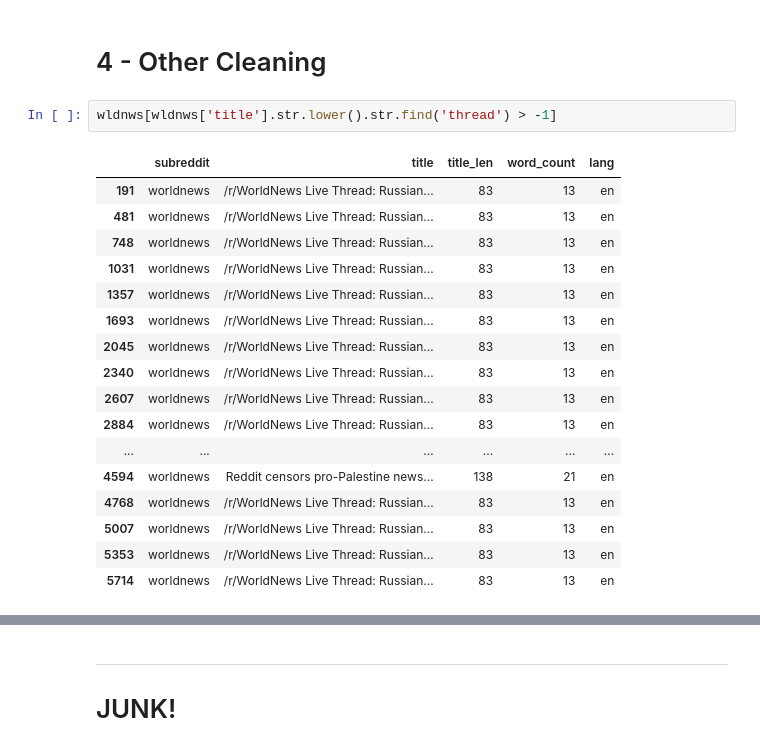
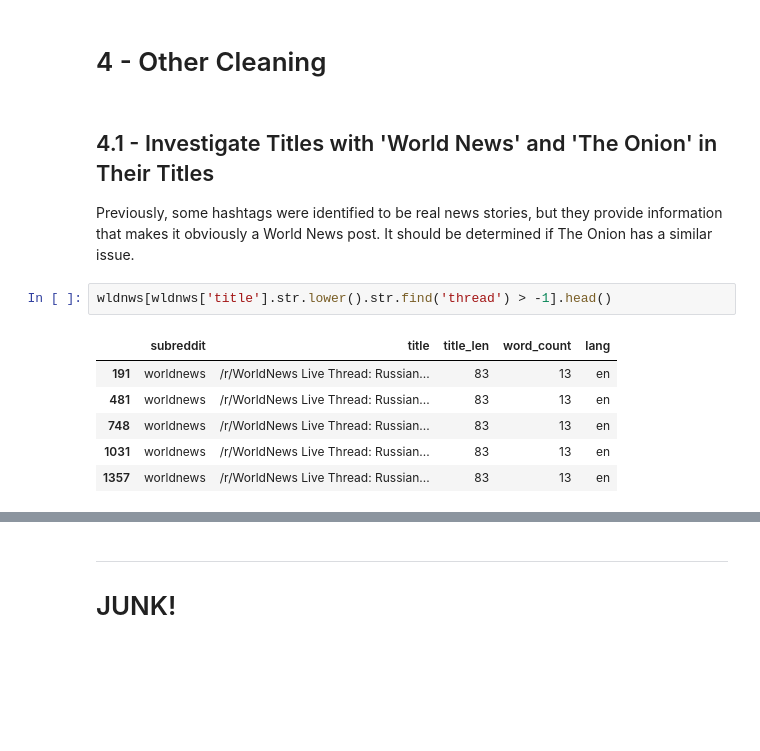
Before and after one commit to drossDS/Humor_Identification_with_NLP, a Jupyter notebook: code/2-Data_Cleaning.ipynb, the cells around one changed output, grey strips where cells are left out. Cells and saved outputs as stored; diff of their text form; blank space fills up the shorter version.

```diff
--- a/code/2-Data_Cleaning.ipynb
+++ b/code/2-Data_Cleaning.ipynb
@@ -906,23 +904,15 @@ print(wldnws.shape)
 (5080, 5)
 # %% [markdown]
 # 4 - Other Cleaning
+# %% [markdown]
+## 4.1 - Investigate Titles with 'World News' and 'The Onion' in Their Titles
+Previously, some hashtags were identified to be real news stories, but they provide information that makes it obviously a World News post.  It should be determined if The Onion has a similar issue.
 # %%
-wldnws[wldnws['title'].str.lower().str.find('thread') > -1]
+wldnws[wldnws['title'].str.lower().str.find('thread') > -1].head()
 # %% [output]
 |  | subreddit | title | title_len | word_count | lang |
 | 191 | worldnews | /r/WorldNews Live Thread: Russian... | 83 | 13 | en |
 | 481 | worldnews | /r/WorldNews Live Thread: Russian... | 83 | 13 | en |
 | 748 | worldnews | /r/WorldNews Live Thread: Russian... | 83 | 13 | en |
 | 1031 | worldnews | /r/WorldNews Live Thread: Russian... | 83 | 13 | en |
 | 1357 | worldnews | /r/WorldNews Live Thread: Russian... | 83 | 13 | en |
-| 1693 | worldnews | /r/WorldNews Live Thread: Russian... | 83 | 13 | en |
-| 2045 | worldnews | /r/WorldNews Live Thread: Russian... | 83 | 13 | en |
-| 2340 | worldnews | /r/WorldNews Live Thread: Russian... | 83 | 13 | en |
-| 2607 | worldnews | /r/WorldNews Live Thread: Russian... | 83 | 13 | en |
-| 2884 | worldnews | /r/WorldNews Live Thread: Russian... | 83 | 13 | en |
-| ... | ... | ... | ... | ... | ... |
-| 4594 | worldnews | Reddit censors pro-Palestine news... | 138 | 21 | en |
-| 4768 | worldnews | /r/WorldNews Live Thread: Russian... | 83 | 13 | en |
-| 5007 | worldnews | /r/WorldNews Live Thread: Russian... | 83 | 13 | en |
-| 5353 | worldnews | /r/WorldNews Live Thread: Russian... | 83 | 13 | en |
-| 5714 | worldnews | /r/WorldNews Live Thread: Russian... | 83 | 13 | en |
```
Also changed, not shown: parts of 54 cells of this notebook, 1 other file.
